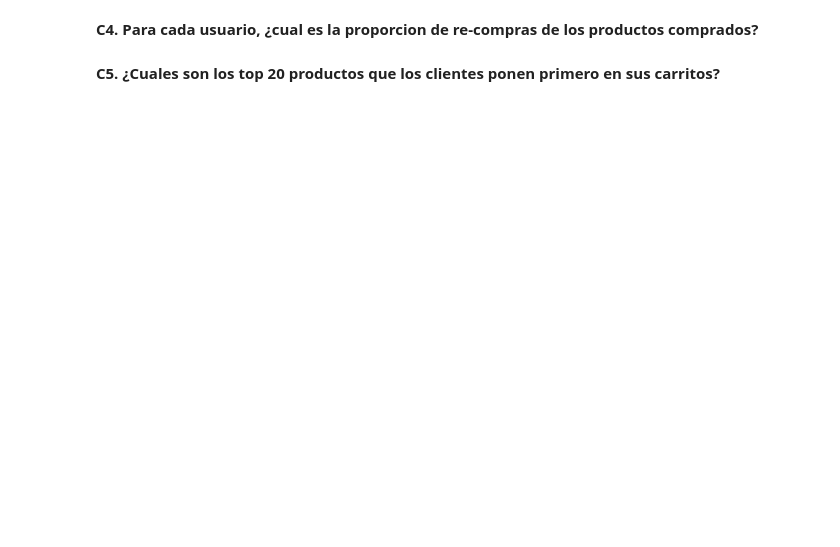
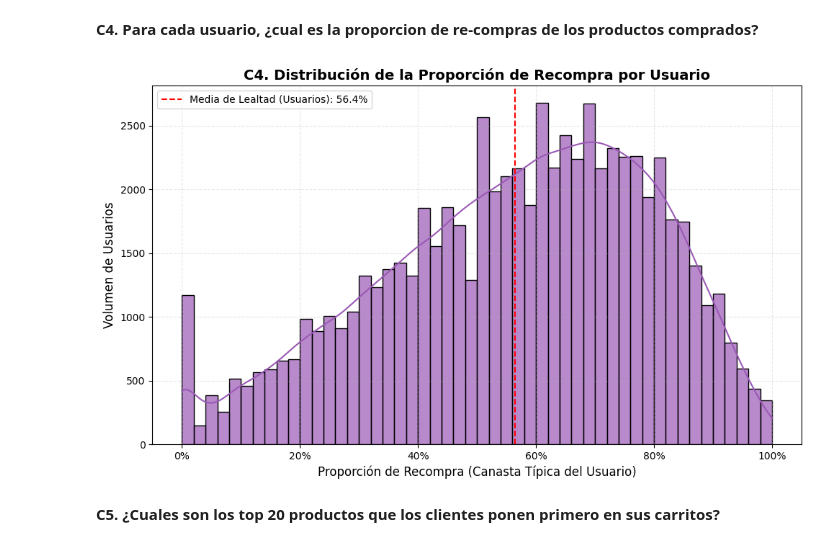
Before and after one commit to osbonilla/ds-week-2, a Jupyter notebook: taller_3_nombre_apellido.ipynb, the cells around one changed output. Saved outputs shown, nothing was run; the diff lists cells and outputs as text; code cells hidden in the pictures; blank space fills up the shorter version.

```diff
--- a/taller_3_nombre_apellido.ipynb
+++ b/taller_3_nombre_apellido.ipynb
@@ -751,4 +855,45 @@ Para los 20 objetos que con mayor frecuencia las personas agregan como posición
 # %% [markdown]
 **C4. Para cada usuario, ¿cual es la proporcion de re-compras de los productos comprados?**
+# %%
+# agrupar por usuario
+user_ratios = obt.groupby('user_id').agg(
+    total_products=('reordered', 'count'),
+    user_reorder_ratio=('reordered', 'mean')
+).reset_index()
+
+
+# eliminar los que solo han comprado pocas veces para evitar ruido
+valid_users = user_ratios[user_ratios['total_products'] >= 20]
+# %%
+# visualizacion
+
+plt.figure(figsize=(10, 6))
+sns.histplot(
+    valid_users['user_reorder_ratio'],
+    bins=50,
+    kde=True,
+    color='#9B59B6',
+    edgecolor='black',
+    alpha=0.7
+)
+
+# Añadir línea del promedio global de usuarios
+global_user_mean = valid_users['user_reorder_ratio'].mean()
+plt.axvline(global_user_mean, color='red', linestyle='--', label=f'Media de Lealtad (Usuarios): {global_user_mean:.1%}')
+
+# Estética
+plt.title('C4. Distribución de la Proporción de Recompra por Usuario', fontsize=14, fontweight='bold')
+plt.xlabel('Proporción de Recompra (Canasta Típica del Usuario)', fontsize=12)
+plt.ylabel('Volumen de Usuarios', fontsize=12)
+
+# Convertir eje X a porcentaje visualmente
+plt.gca().xaxis.set_major_formatter(PercentFormatter(1.0))
+plt.legend()
+plt.grid(alpha=0.3, linestyle='--')
+
+plt.tight_layout()
+plt.show()
+# %% [output]
+[figure, added]
 # %% [markdown]
 **C5. ¿Cuales son los top 20 productos que los clientes ponen primero en sus carritos?**
```
Also changed, not shown: parts of 10 cells of this notebook.
